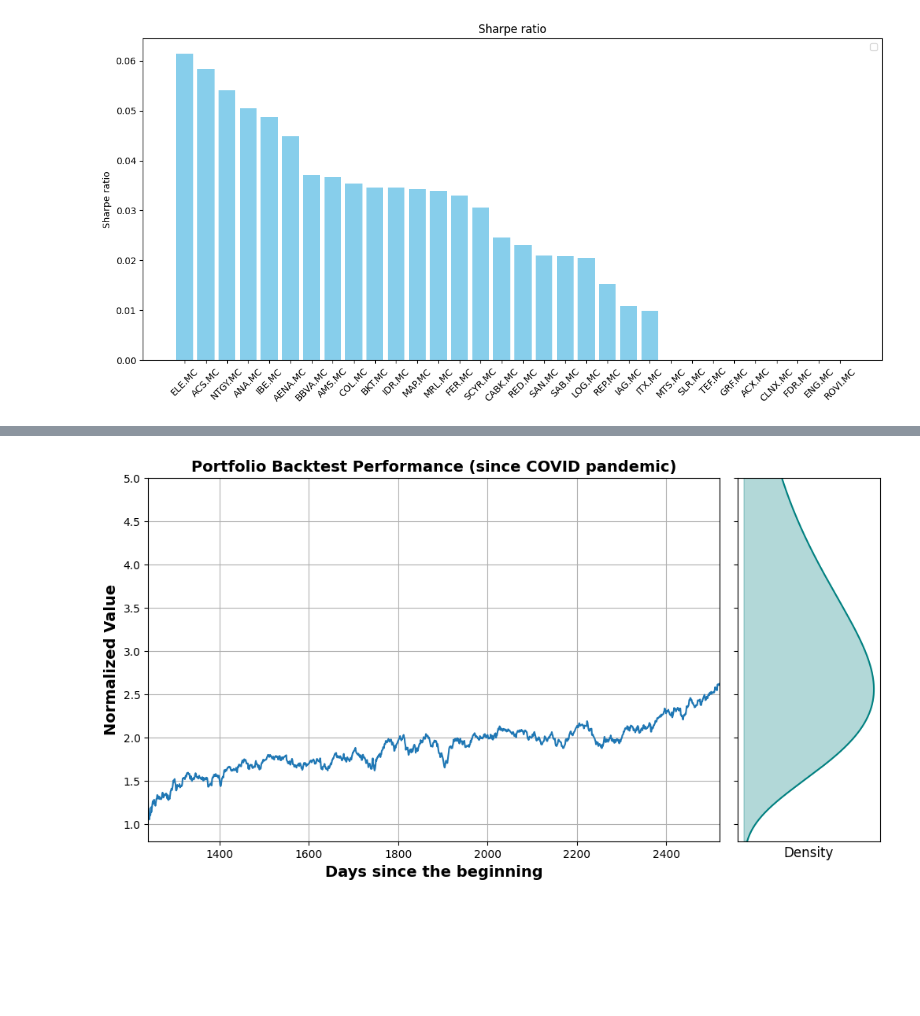
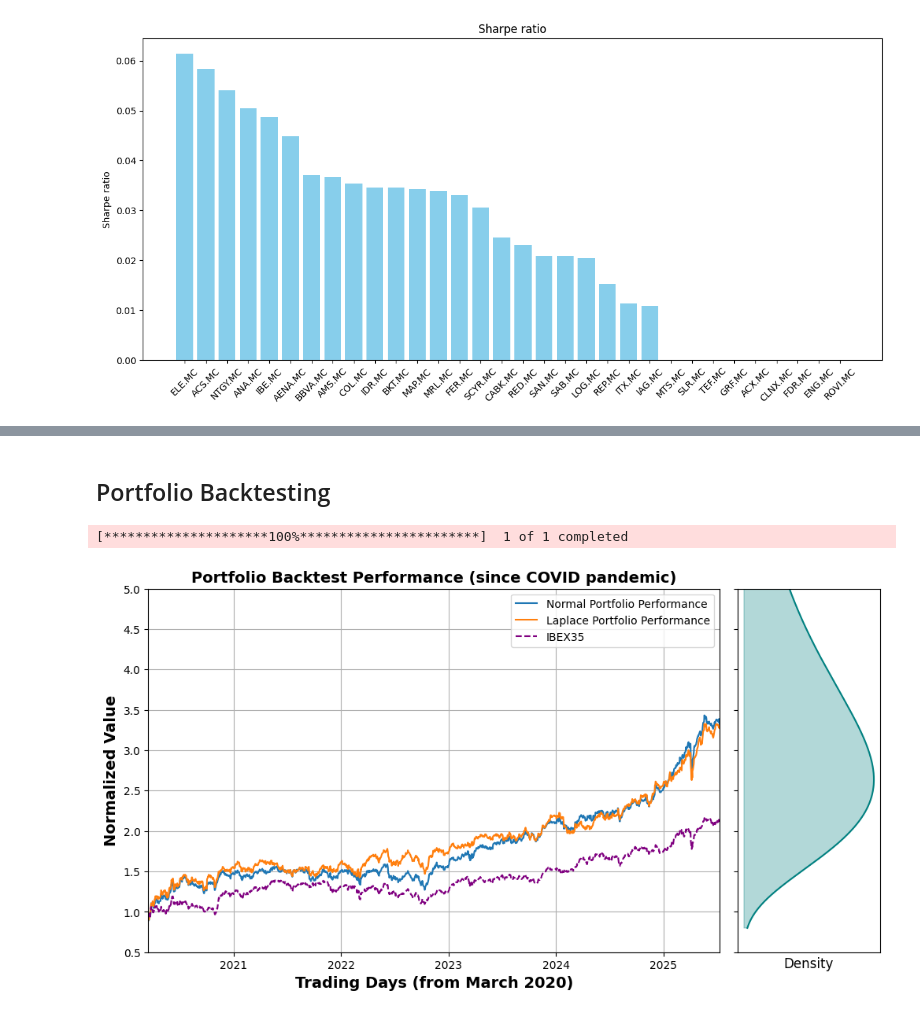
Before and after one commit to JuanCastillo29/Portfolio-Optimization-of-IBEX-35-Assets-Using-Laplace-Fitted-Returns, a Jupyter notebook: Notebooks/Modern_Stock_Portfolio.ipynb, the cells around one changed output, grey strips where cells are left out. Drawn from its saved outputs; the diff is of its cells as text; code cells hidden in the pictures; blank space fills up the shorter version.

```diff
--- a/Notebooks/Modern_Stock_Portfolio.ipynb
+++ b/Notebooks/Modern_Stock_Portfolio.ipynb
@@ -76,7 +79,7 @@ def Volatility(fraction, volatility, correlation):
             total += fraction[i] * fraction[j] * volatility[i] * volatility[j] * correlation[i, j]
     return np.sqrt(max(total, 0))
 
-def Gradient_descend_Optimization(portfolio, e_return, learning_rate=5000, tolerance=1e-8, max_iter=1000000):
+def Gradient_descend_Optimization(portfolio, e_return, learning_rate=5000, tolerance=1e-10, max_iter=1000000):
     fit = pd.read_csv('../data/returns_fit.csv')
     fit = fit[fit['Asset'].isin(portfolio)].set_index('Asset')
 
@@ -124,7 +127,7 @@ def Gradient_descend_Optimization(portfolio, e_return, learning_rate=5000, toler
         vol = new_vol
     return fraction, vol
 # %%
-portfolio = ['ELE.MC', 'ACS.MC','ANA.MC' ,'AENA.MC' , 'BBVA.MC']
+portfolio = ['ELE.MC', 'ACS.MC','ANA.MC', 'COL.MC' , 'BBVA.MC']
 
 def compute_efficient_frontier(portfolio, num_points=50):
 
@@ -293,40 +352,55 @@ plt.show()
+# %% [markdown]
+## Portfolio Backtesting
 # %%
-historical_data = pd.read_csv('../data/financial_data.csv')
+historical_data = pd.read_csv( '../data/financial_data.csv', index_col=0,         parse_dates=True )
+
+ibex35 = yf.download('^IBEX', start='2015-05-10', end='2025-07-14', auto_adjust=True )
+ibex35_close = ibex35['Close']
+ibex35_normalized = ibex35_close / ibex35_close.iloc[1240]
+
 columns_to_select = [f'Close_{asset}' for asset in portfolio]
 selected_data = historical_data[columns_to_select]
-normalized_data = selected_data / selected_data.iloc[0]
+normalized_data = selected_data / selected_data.iloc[1240]
 portfolio_returns = (normalized_data * max_sharpe_allocs).sum(axis=1)
-
+portfolio_returns_normal = (normalized_data * max_sharpe_allocs_normal).sum(axis=1)
 
 fig = plt.figure(figsize=(12, 6))
 gs = gridspec.GridSpec(1, 2, width_ratios=[4, 1], wspace=0.05)
 
-mu = 4.92*252 * max_sharpe_ret
-sigma = np.sqrt(4.92*252) * max_sharpe_vol
+mu = 5.08*252 * max_sharpe_ret
+sigma = np.sqrt(5.08*252) * max_sharpe_vol
 y = np.linspace(0.8, 10, 1000)
 pdf = lognorm.pdf(y, s=sigma, scale=np.exp(mu))
 
 
 ax0 = plt.subplot(gs[0])
-ax0.plot(portfolio_returns, label='Portfolio Performance')
+ax0.plot(portfolio_returns_normal, label='Normal Portfolio Performance')
+ax0.plot(portfolio_returns, label='Laplace Portfolio Performance')
+ax0.plot(ibex35_normalized, label='IBEX35', linestyle='--', color='purple')
+
+
+
+
 ax0.set_title('Portfolio Backtest Performance (since COVID pandemic)', fontsize=14, fontweight='bold')
 ax0.set_ylabel('Normalized Value', fontsize=14, fontweight='bold')
-ax0.set_xlabel('Days since the beginning', fontsize=14, fontweight='bold')
+ax0.set_xlabel('Trading Days (from March 2020)', fontsize=14, fontweight='bold')
 ax0.grid(True)
-
+ax0.legend()
 
 ax1 = plt.subplot(gs[1], sharey=ax0)
 ax1.plot(pdf, y, color='teal')
 ax1.fill_betweenx(y, 0, pdf, color='teal', alpha=0.3)
 ax1.set_xlabel('Density', fontsize=12)
 ax1.set_xticks([])
 ax1.yaxis.set_tick_params(labelleft=False)
-ax0.set_ylim(0.8, 5)
-ax1.set_ylim(0.8, 5)
-ax0.set_xlim(252*4.92, 252*10)
+ax0.set_ylim(0.5, 5)
+ax0.set_xlim(pd.Timestamp('2020-03-16'), ibex35_normalized.index.max())
+ax1.set_ylim(0.5, 5)
+plt.savefig("../Outputs/Backtesting.pdf", format="pdf", bbox_inches="tight")
 plt.show()
 # %% [output]
+[*********************100%***********************]  1 of 1 completed
-[figure, old version]
+[figure, new version]
 # %%
 portfolio_log_returns = np.log(portfolio_returns /portfolio_returns.shift(1))
 
```
Also changed, not shown: parts of 12 cells of this notebook, 6 other files.
